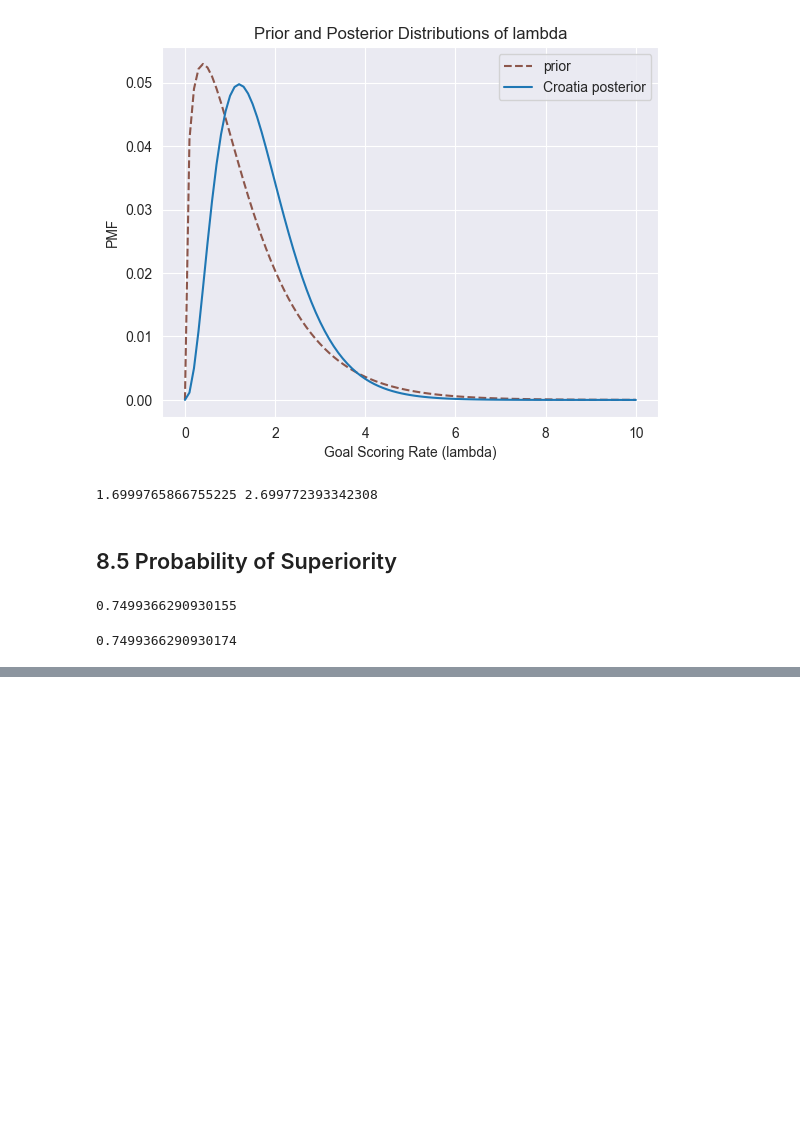
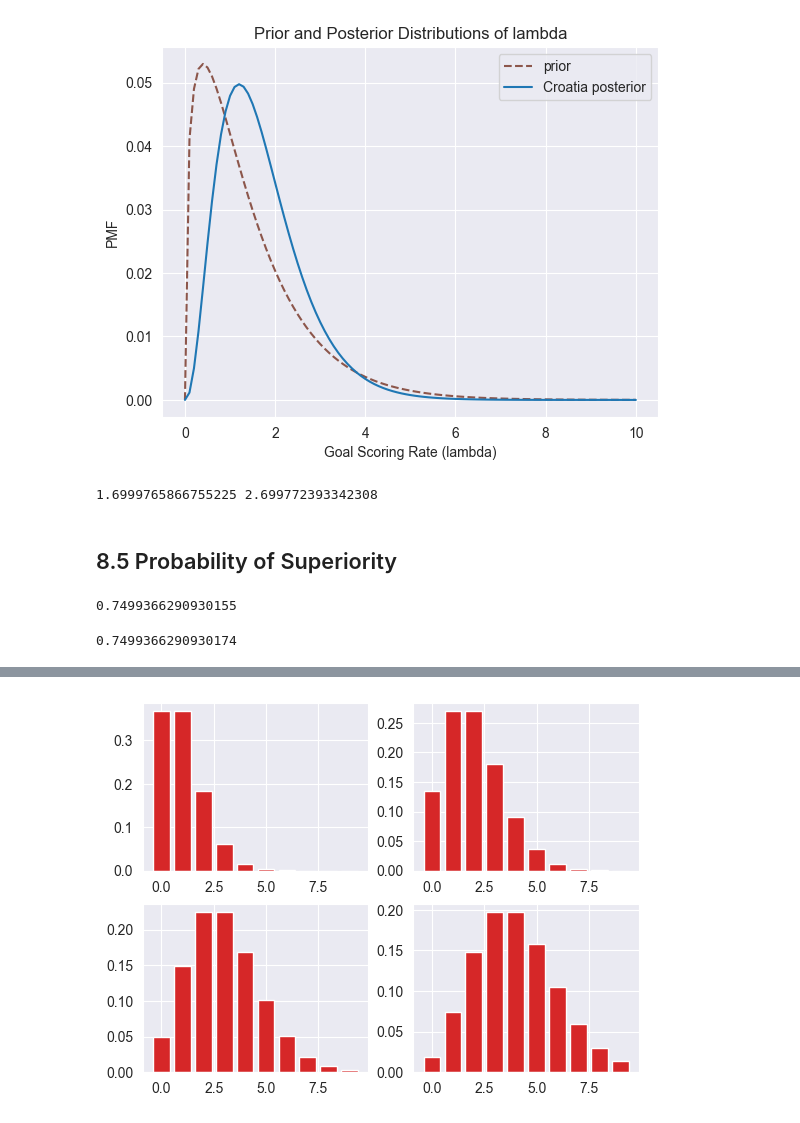
Before and after one commit to Xupeiyi/think-bayes, a Jupyter notebook: chapter8.ipynb, the cells around one changed output, grey strips where cells are left out. Cells and saved outputs as stored; diff of their text form; code cells hidden in the pictures; blank space fills up the shorter version.

```diff
--- a/chapter8.ipynb
+++ b/chapter8.ipynb
@@ -117,0 +134,9 @@ Pmf.prob_gt(france_posterior, croatia_posterior)
+# %%
+poisson_pmfs = [make_poisson_pmf(assumed_lambda, goals) for assumed_lambda in prior.qs]
+for i, index in enumerate([10, 20, 30, 40]):
+    plt.subplot(2, 2, i+1)
+    assumed_lambda = prior.qs[index]
+    hypothesis_dist = poisson_pmfs[index]
+    hypothesis_dist.bar(label=f'$\lambda$ = {assumed_lambda}', color='C3')
+# %% [output]
+[figure, added]
```
Also changed, not shown: parts of 9 cells of this notebook.
